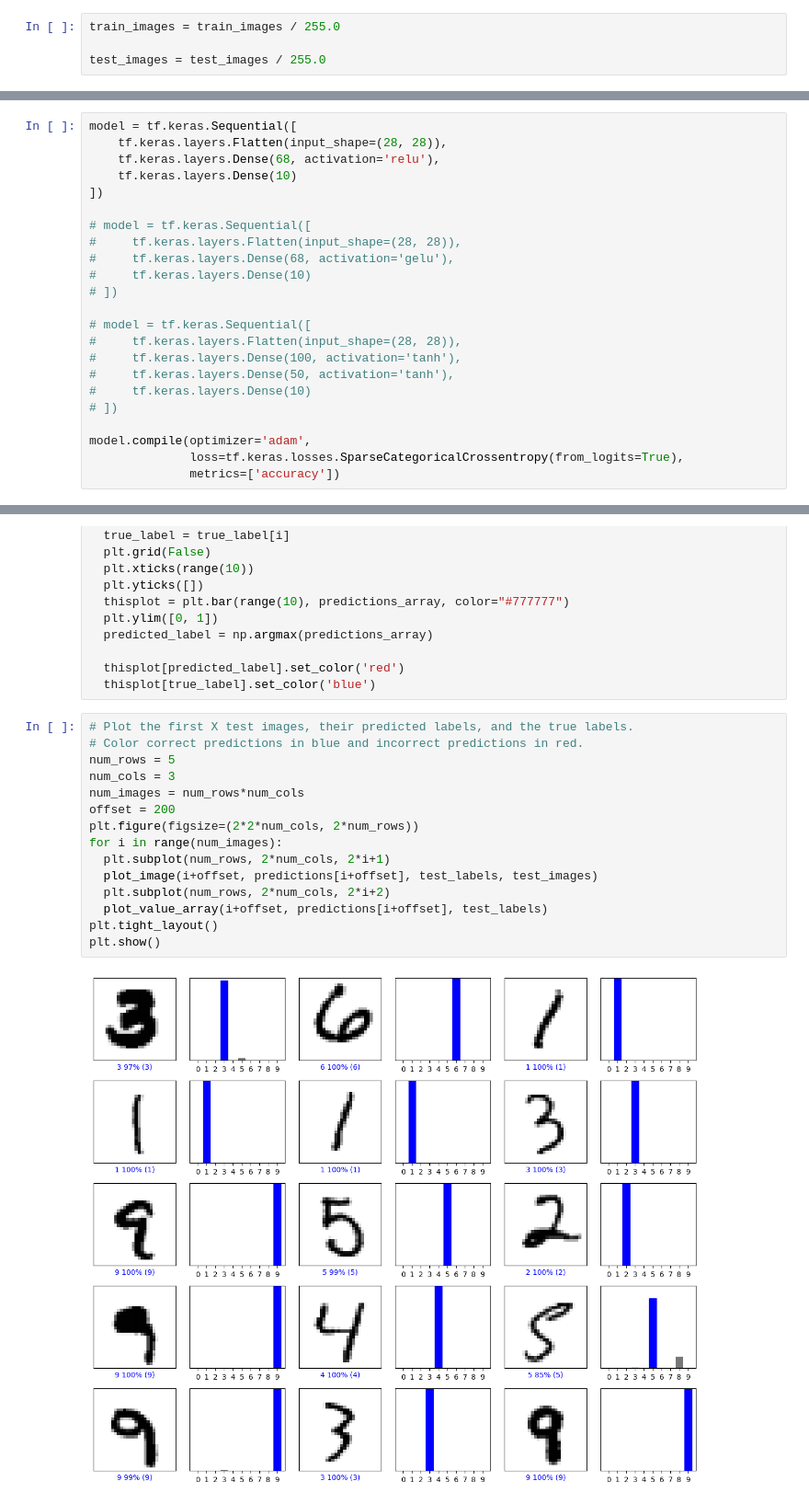
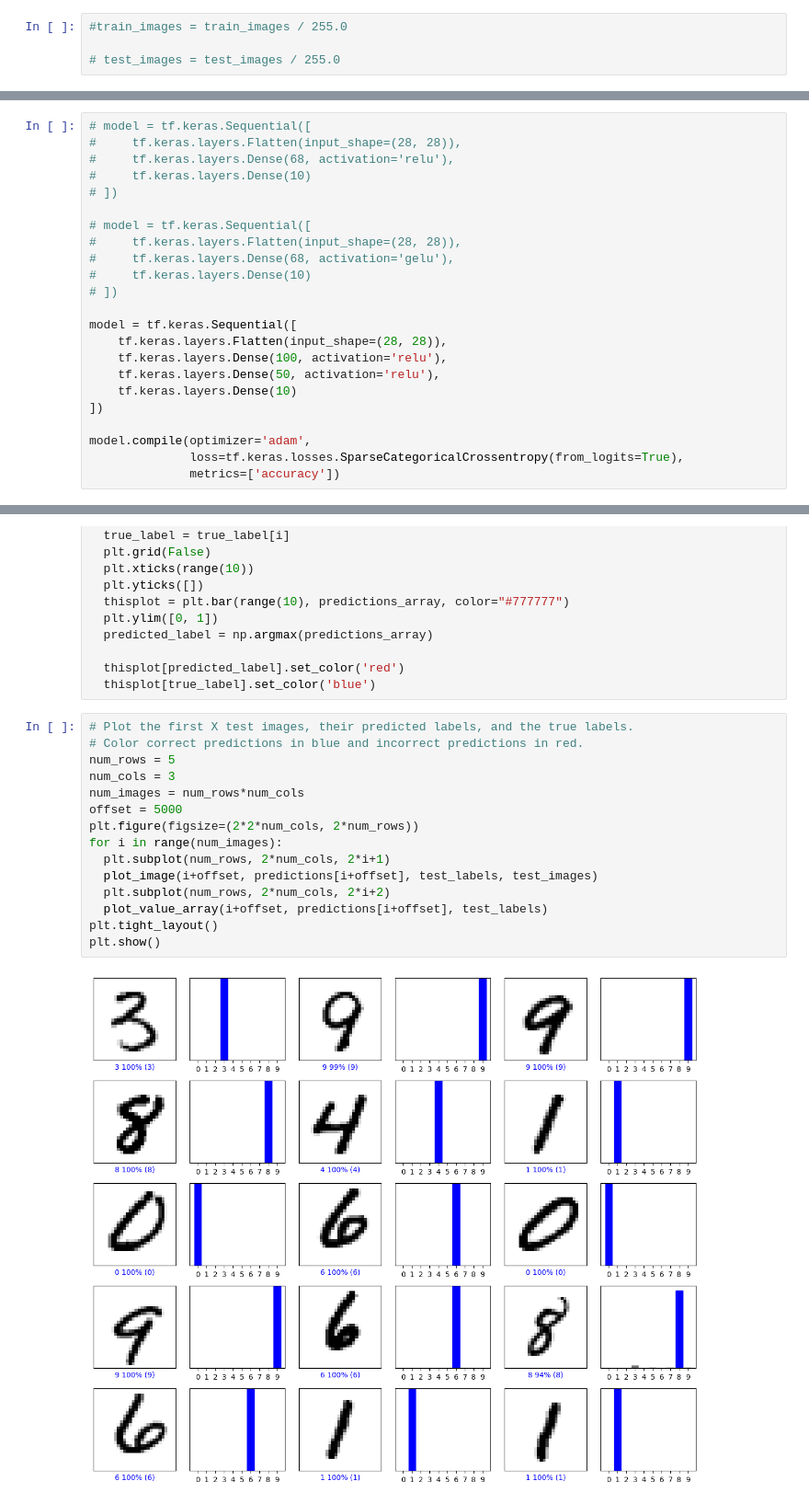
Before and after one commit to LAB271/neural-bench, a Jupyter notebook: notebooks/mnist.ipynb, the cells around one changed output, grey strips where cells are left out. Shown: that part at 92% size. Drawn from its saved outputs; the diff is of its cells as text.

Commit message:
latests model experiments

```diff
--- a/notebooks/mnist.ipynb
+++ b/notebooks/mnist.ipynb
@@ -60,9 +60,9 @@ plt.show()
 # %% [output]
 [figure]
 # %%
-train_images = train_images / 255.0
+#train_images = train_images / 255.0
 
-test_images = test_images / 255.0
+# test_images = test_images / 255.0
 # %% [markdown]
 To verify that the data is in the correct format and that you're ready to build and train the network, let's display the first 25 images from the *training set* and display the class name below each image.
 # %%
@@ -80,11 +80,11 @@ plt.show()
 # %% [markdown]
 ## Build the model
 # %%
-model = tf.keras.Sequential([
-    tf.keras.layers.Flatten(input_shape=(28, 28)),
-    tf.keras.layers.Dense(68, activation='relu'),
-    tf.keras.layers.Dense(10)
-])
+# model = tf.keras.Sequential([
+#     tf.keras.layers.Flatten(input_shape=(28, 28)),
+#     tf.keras.layers.Dense(68, activation='relu'),
+#     tf.keras.layers.Dense(10)
+# ])
 
 # model = tf.keras.Sequential([
 #     tf.keras.layers.Flatten(input_shape=(28, 28)),
@@ -92,12 +92,12 @@ model = tf.keras.Sequential([
 #     tf.keras.layers.Dense(10)
 # ])
 
-# model = tf.keras.Sequential([
-#     tf.keras.layers.Flatten(input_shape=(28, 28)),
-#     tf.keras.layers.Dense(100, activation='tanh'),
-#     tf.keras.layers.Dense(50, activation='tanh'),
-#     tf.keras.layers.Dense(10)
-# ])
+model = tf.keras.Sequential([
+    tf.keras.layers.Flatten(input_shape=(28, 28)),
+    tf.keras.layers.Dense(100, activation='relu'),
+    tf.keras.layers.Dense(50, activation='relu'),
+    tf.keras.layers.Dense(10)
+])
 
 model.compile(optimizer='adam',
               loss=tf.keras.losses.SparseCategoricalCrossentropy(from_logits=True),
@@ -209,17 +211,17 @@ def plot_value_array(i, predictions_array, true_label):
 # %%
 # Plot the first X test images, their predicted labels, and the true labels.
 # Color correct predictions in blue and incorrect predictions in red.
 num_rows = 5
 num_cols = 3
 num_images = num_rows*num_cols
-offset = 200
+offset = 5000
 plt.figure(figsize=(2*2*num_cols, 2*num_rows))
 for i in range(num_images):
   plt.subplot(num_rows, 2*num_cols, 2*i+1)
   plot_image(i+offset, predictions[i+offset], test_labels, test_images)
   plt.subplot(num_rows, 2*num_cols, 2*i+2)
   plot_value_array(i+offset, predictions[i+offset], test_labels)
 plt.tight_layout()
 plt.show()
 # %% [output]
-[figure, old version]
+[figure, new version]
```
Also changed, not shown: parts of 6 cells of this notebook, 1 other file.
